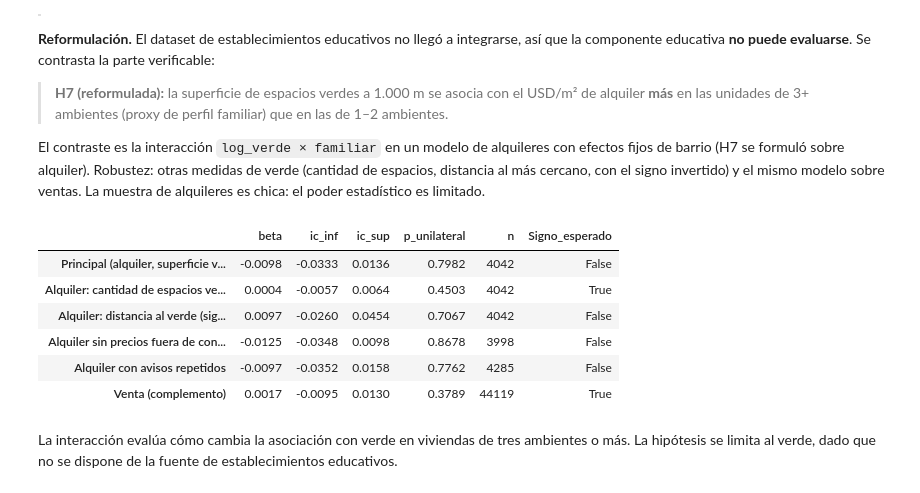
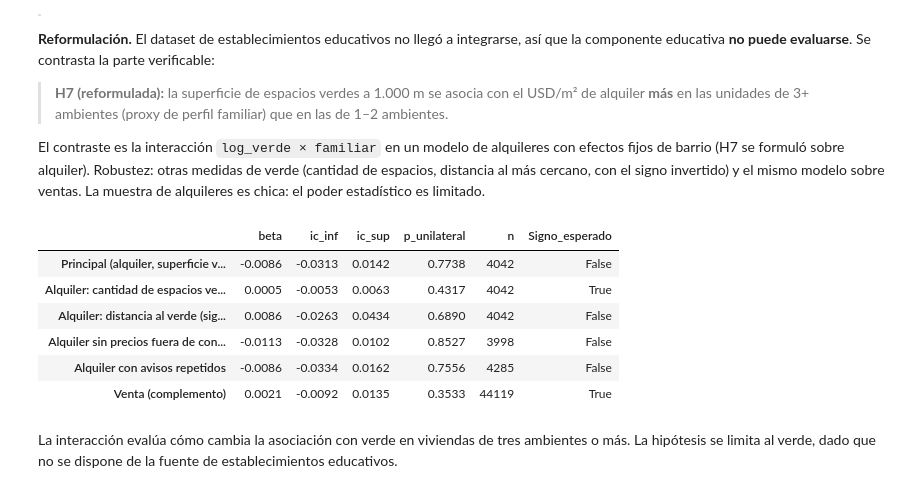
Before and after one commit to FrancisconiMorel/TP-Analisis-Descriptivo-Inmobiliario-CABA, a Jupyter notebook: notebooks/05_analisis_de_hipotesis.ipynb, the cells around one changed output. Drawn from its saved outputs; the diff is of its cells as text; code cells hidden in the pictures.

```diff
--- a/notebooks/05_analisis_de_hipotesis.ipynb
+++ b/notebooks/05_analisis_de_hipotesis.ipynb
@@ -132,7 +132,12 @@ def variables_analisis(datos):
     d['log_m2'] = np.log(d.Precio_USD / d.Superficie_Total_m2)
     d['log_superficie'] = np.log(d.Superficie_Total_m2)
     d['cochera'] = d.Cocheras_Tratada.between(1, 10).astype(int)
-    d['amenities_edificio'] = d[['Pileta', 'Gimnasio', 'SUM', 'Laundry', 'Seguridad']].sum(axis=1)
+    amen_edif = ['Pileta', 'Gimnasio', 'SUM', 'Laundry', 'Seguridad']
+    tratadas = d[[f'{a}_Tratada' for a in amen_edif]]
+    d['amenities_edificio'] = tratadas.sum(axis=1, min_count=len(amen_edif))
+    d['amenities_edificio_original'] = d[amen_edif].sum(axis=1)
+    d['amenities_control'] = tratadas.sum(axis=1)
+    d['amenities_sin_dato'] = tratadas.isna().any(axis=1).astype(int)
     d['familiar'] = d.Ambientes_Agrupado.isin(['3', '4+']).astype(int)
     d['venta'] = d.Tipo_Operacion.eq('Venta').astype(int)
     d['particular'] = d.Tipo_Vendedor.eq('normal').astype(int)
@@ -498,8 +503,11 @@ h2 = {'Principal': modelo_h2(base),
       'Solo departamentos': modelo_h2(base.loc[base.Tipo_Propiedad.eq('Departamento')], tipo=''),
       'Sin precios fuera de contexto': modelo_h2(sin_extremos(base)),
       'Con avisos repetidos': modelo_h2(con_repetidos)}
-base_amen = base.assign(amenities_edificio=base.amenities_edificio.ge(2).astype(int))
+base_amen = base.assign(amenities_edificio=base.amenities_edificio.ge(2).astype(float).where(base.amenities_edificio.notna()))
 h2['Amenities binario (≥2)'] = modelo_h2(base_amen)
+h2['Amenities originales (0 = no informado)'] = modelo_h2(base.assign(amenities_edificio=base.amenities_edificio_original))
+print(f"Avisos de la base sin los cinco amenities de edificio informados: {base.amenities_edificio.isna().sum():,} "
+      f"({base.amenities_edificio.isna().mean():.1%}).")
 
 primas = []
 for termino, etiqueta in [('cochera', 'Cochera'), ('amenities_edificio', 'Amenities (+1)')]:
@@ -571,10 +581,10 @@ La cochera proviene de la columna tratada. Los atributos de edificio de esta cor
 Notas de medición: delitos es un **conteo 2023–2025 en 1.000 m**, no una tasa por habitante (la propuesta preveía 500 m); las distancias son en línea recta. H4b no tenía dirección en la propuesta: se contrasta bilateralmente.
 # %%
 CONTROLES = ('log_superficie + C(Ambientes_Agrupado) + Antiguedad_limpia + C(Tipo_Propiedad) '
-             '+ Tasa_Confort_Amenities + cochera + amenities_edificio')
+             '+ Tasa_Confort_Tratada + cochera + amenities_control + amenities_sin_dato')
 ENTORNO = ['log_subte', 'subte_500m', 'log_colectivos', 'log_delitos', 'log_hospital', 'log_verde']
 COLS_ENT = ['log_m2', 'log_superficie', 'Ambientes_Agrupado', 'Antiguedad_limpia', 'Tipo_Propiedad',
-            'Tasa_Confort_Amenities', 'cochera', 'amenities_edificio', 'Barrio_Normalizado'] + ENTORNO
+            'Tasa_Confort_Tratada', 'cochera', 'amenities_control', 'amenities_sin_dato', 'Barrio_Normalizado'] + ENTORNO
 def modelo_entorno(datos, terminos=ENTORNO, efectos='C(Barrio_Normalizado)', controles=CONTROLES):
     return ajustar_cluster(f'log_m2 ~ {" + ".join(terminos)} + {controles} + {efectos}', datos, COLS_ENT)
 
@@ -667,40 +677,40 @@ plt.tight_layout(); plt.show()
 El contraste es la interacción `log_verde × familiar` en un modelo de alquileres con efectos fijos de barrio (H7 se formuló sobre alquiler). Robustez: otras medidas de verde (cantidad de espacios, distancia al más cercano, con el signo invertido) y el mismo modelo sobre ventas. La muestra de alquileres es chica: el poder estadístico es limitado.
 # %%
 CONT_H7 = ('log_subte + log_colectivos + log_delitos + log_superficie + Antiguedad_limpia + C(Tipo_Propiedad) '
-           '+ Tasa_Confort_Amenities + cochera + C(Barrio_Normalizado)')
+           '+ Tasa_Confort_Tratada + cochera + C(Barrio_Normalizado)')
 COLS_H7 = ['log_m2', 'familiar', 'log_subte', 'log_colectivos', 'log_delitos', 'log_superficie', 'Antiguedad_limpia',
-           'Tipo_Propiedad', 'Tasa_Confort_Amenities', 'cochera', 'Barrio_Normalizado']
+           'Tipo_Propiedad', 'Tasa_Confort_Tratada', 'cochera', 'Barrio_Normalizado']
 def modelo_h7(datos, verde='log_verde'):
     return ajustar_cluster(f'log_m2 ~ {verde} * familiar + {CONT_H7}', datos, COLS_H7 + [verde])
 
 a_rep = con_repetidos.loc[con_repetidos.venta.eq(0)]
 h7 = {'Principal (alquiler, superficie verde)': (modelo_h7(alquileres), 'log_verde:familiar', +1),
       'Alquiler: cantidad de espacios verdes': (modelo_h7(alquileres, 'espacios_verdes'), 'espacios_verdes:familiar', +1),
       'Alquiler: distancia al verde (signo −)': (modelo_h7(alquileres, 'log_dist_verde'), 'log_dist_verde:familiar', -1),
       'Alquiler sin precios fuera de contexto': (modelo_h7(sin_extremos(alquileres)), 'log_verde:familiar', +1),
       'Alquiler con avisos repetidos': (modelo_h7(a_rep), 'log_verde:familiar', +1),
       'Venta (complemento)': (modelo_h7(ventas), 'log_verde:familiar', +1)}
 tabla_h7 = pd.DataFrame({k: {**contraste(m, t, s), 'Signo_esperado': np.sign(contraste(m, t, s)['beta']) == s}
                          for k, (m, t, s) in h7.items()}).T
 display(tabla_h7[['beta', 'ic_inf', 'ic_sup', 'p_unilateral', 'n', 'Signo_esperado']])
 
 m7 = h7['Principal (alquiler, superficie verde)'][0]
 r7 = contraste(m7, 'log_verde:familiar', +1)
 p25, p75 = alquileres.log_verde.quantile([.25, .75])
 pend_chica, pend_flia = m7.params['log_verde'], m7.params['log_verde'] + m7.params['log_verde:familiar']
 registrar('H7 (reformulada)', 'Asociación verde–alquiler/m² mayor en 3+ amb que en 1–2 amb', f'{r7["beta"]:+.4f}',
           f'[{r7["ic_inf"]:+.4f}, {r7["ic_sup"]:+.4f}]', r7['p_unilateral'],
           f'P25→P75 de verde: {np.expm1(pend_chica * (p75 - p25)):+.1%} en 1–2 amb vs {np.expm1(pend_flia * (p75 - p25)):+.1%} en 3+ amb',
           f'{tabla_h7.Signo_esperado.astype(int).sum()}/{len(tabla_h7)}', r7['n'], 'Sin componente educativa (dato no integrado)',
           signo_ok=r7['beta'] > 0)
 # %% [output]
 |  | beta | ic_inf | ic_sup | p_unilateral | n | Signo_esperado |
-| Principal (alquiler, superficie v... | -0.0098 | -0.0333 | 0.0136 | 0.7982 | 4042 | False |
-| Alquiler: cantidad de espacios ve... | 0.0004 | -0.0057 | 0.0064 | 0.4503 | 4042 | True |
-| Alquiler: distancia al verde (sig... | 0.0097 | -0.0260 | 0.0454 | 0.7067 | 4042 | False |
-| Alquiler sin precios fuera de con... | -0.0125 | -0.0348 | 0.0098 | 0.8678 | 3998 | False |
-| Alquiler con avisos repetidos | -0.0097 | -0.0352 | 0.0158 | 0.7762 | 4285 | False |
-| Venta (complemento) | 0.0017 | -0.0095 | 0.0130 | 0.3789 | 44119 | True |
+| Principal (alquiler, superficie v... | -0.0086 | -0.0313 | 0.0142 | 0.7738 | 4042 | False |
+| Alquiler: cantidad de espacios ve... | 0.0005 | -0.0053 | 0.0063 | 0.4317 | 4042 | True |
+| Alquiler: distancia al verde (sig... | 0.0086 | -0.0263 | 0.0434 | 0.6890 | 4042 | False |
+| Alquiler sin precios fuera de con... | -0.0113 | -0.0328 | 0.0102 | 0.8527 | 3998 | False |
+| Alquiler con avisos repetidos | -0.0086 | -0.0334 | 0.0162 | 0.7556 | 4285 | False |
+| Venta (complemento) | 0.0021 | -0.0092 | 0.0135 | 0.3533 | 44119 | True |
 # %% [markdown]
 La interacción evalúa cómo cambia la asociación con verde en viviendas de tres ambientes o más. La hipótesis se limita al verde, dado que no se dispone de la fuente de establecimientos educativos.
 # %%
```
Also changed, not shown: parts of 13 cells of this notebook, 9 other files.
